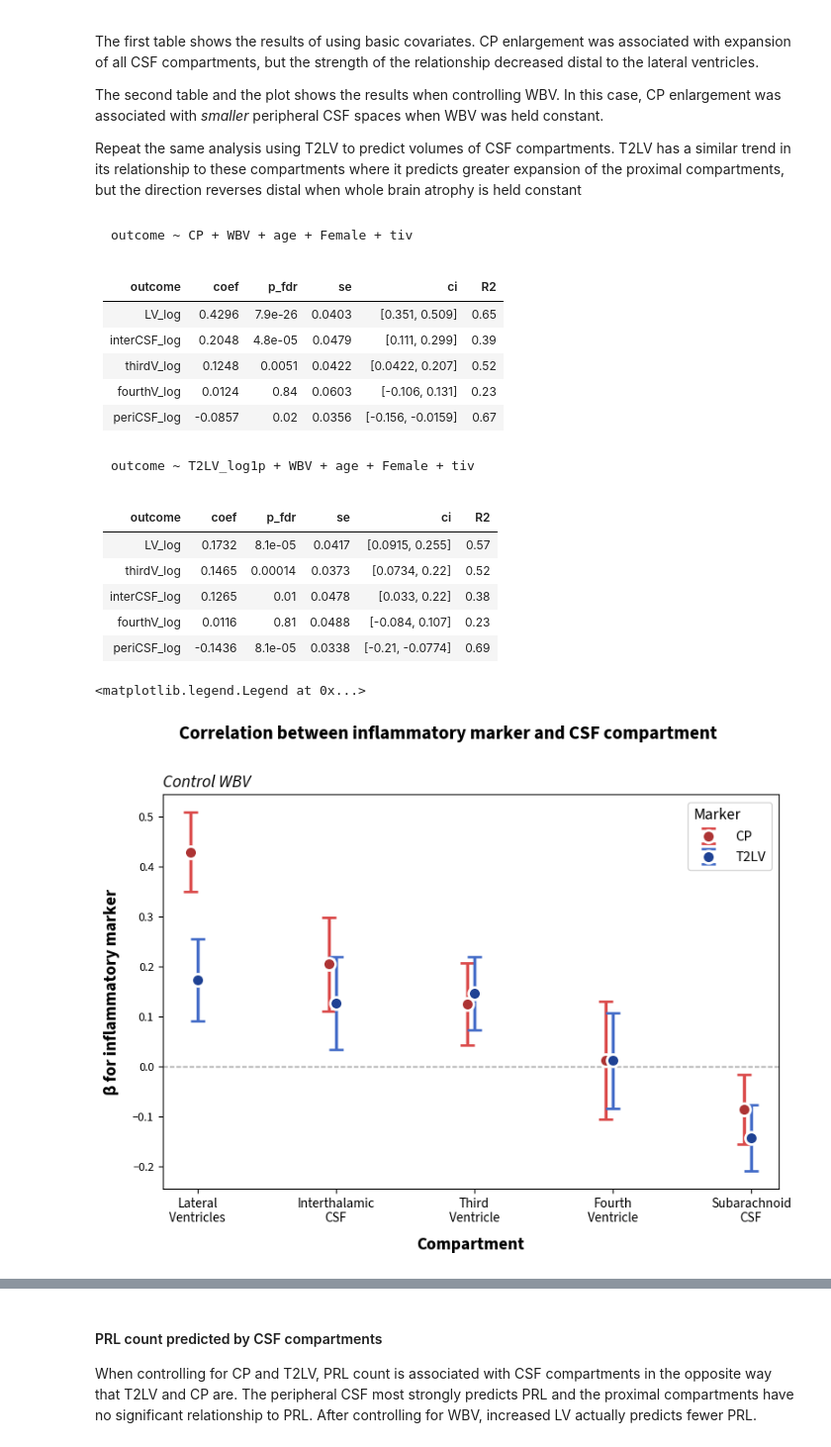
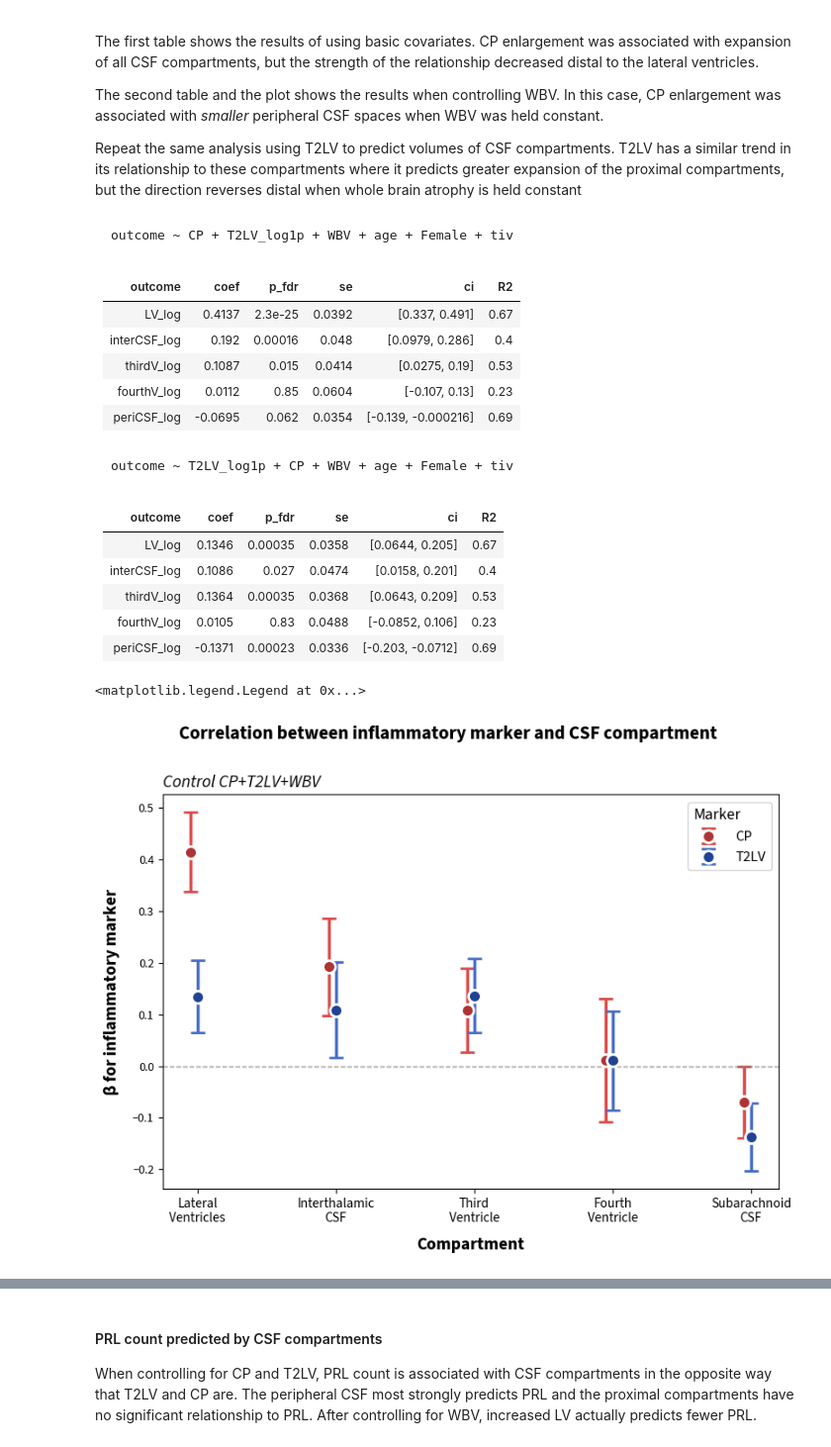
Before and after one commit to srs328/ms_mri, a Jupyter notebook: analysis/thalamus/results/3-CP_CSF_analysis.ipynb, the cells around one changed output, grey strips where cells are left out. Shown at 99% size. Cells and saved outputs as stored; diff of their text form; code cells hidden in the pictures.

````diff
--- a/analysis/thalamus/results/3-CP_CSF_analysis.ipynb
+++ b/analysis/thalamus/results/3-CP_CSF_analysis.ipynb
@@ -498,6 +479,40 @@ def plot_csf_compartment_results(
             fig_path / save_name, dpi=300, bbox_inches="tight", transparent=False
         )
     return fig, ax
+# %%
+outcomes = ["LV_log", "interCSF_log", "thirdV_log", "fourthV_log", "periCSF_log"]
+which_lesion_vol = "periV_T2LV_log1p"
+predictors = [
+    "CP",
+    "T2LV_log1p",
+    "periV_T2LV_log1p",
+    "juxcort_T2LV_log1p",
+    "subcort_T2LV_log1p",
+    "infraT_T2LV_log1p",
+    "WTV",
+    "WBV",
+    "PRL",
+]
+all_covariates = {
+    "basic": ["age", "Female", "tiv"],
+    "WBV": ["WBV", "age", "Female", "tiv"],
+    "CP": ["CP", "age", "Female", "tiv"],
+    "CP+WBV": ["CP", "WBV", "age", "Female", "tiv"],
+    "CP+T2LV+WBV": ["CP", "T2LV_log1p", "WBV", "age", "Female", "tiv"],
+    "CP+periV_T2LV+WBV": ["CP", "periV_T2LV_log1p", "WBV", "age", "Female", "tiv"],
+    "CP+juxcort_T2LV+WBV": ["CP", "juxcort_T2LV_log1p", "WBV", "age", "Female", "tiv"],
+    "CP+subcort_T2LV+WBV": ["CP", "subcort_T2LV_log1p", "WBV", "age", "Female", "tiv"],
+    "CP+infraT_T2LV+WBV": ["CP", "infraT_T2LV_log1p", "WBV", "age", "Female", "tiv"],
+}
+
+model_data = zscore(data[MS_patients], skip_vars=["PRL"])
+
+all_results = {}
+all_models = {}
+for control_name, covariates in all_covariates.items():
+    _, all_results[control_name], all_models[control_name] = regutils.run_regressions(
+        model_data, outcomes, predictors, covariates=covariates, to_check_vif=False
+    )
 # %% [markdown]
 ##### CP's association with CSF compartments
 
@@ -507,7 +522,8 @@ The second table and the plot shows the results when controlling WBV. In this ca
 
 Repeat the same analysis using T2LV to predict volumes of CSF compartments. T2LV has a similar trend in its relationship to these compartments where it predicts greater expansion of the proximal compartments, but the direction reverses distal when whole brain atrophy is held constant
 # %%
-control_name = "WBV"
+which_lesion_vol = "T2LV"
+control_name = f"CP+{which_lesion_vol}+WBV"
 covariates = all_covariates[control_name]
 
 predictor = "CP"
@@ -525,51 +541,50 @@ fig, ax = plot_csf_compartment_results(
     legend_label="CP"
 )
 
-control_name = "WBV"
-predictor = "T2LV_log1p"
+predictor = f"{which_lesion_vol}_log1p"
 result = all_results[control_name][predictor]
 display_csf_compartment_results(all_results, all_covariates, predictor, control_name)
 fig, ax = plot_csf_compartment_results(
     all_results,
     predictor,
-    "WBV",
+    control_name,
     jitter=0.05,
     point_color=colors["dark blue1"],
     ecolor=colors["darkish blue1"],
     line_color=colors["darkest blue1"],
     connect_points=False,
     legend_label="T2LV",
     fig=fig,
     ax=ax,
 )
 
 title = "Correlation between inflammatory marker and CSF compartment"
 sup_title_y = 1.01
 fig.suptitle(
         title, fontsize=15, fontweight="bold", y=sup_title_y
     )  # Adjust y position if needed
 ax.set_ylabel("β for inflammatory marker")
 ax.legend(title="Marker", alignment='left', fontsize=12, title_fontsize=13)
 # %% [output]
 ```R
-outcome ~ CP + WBV + age + Female + tiv
+outcome ~ CP + T2LV_log1p + WBV + age + Female + tiv
 ```
-| outcome      |    coef |   p_fdr |     se | ci                |   R2 |
-|:-------------|--------:|--------:|-------:|:------------------|-----:|
-| LV_log       |  0.4296 | 7.9e-26 | 0.0403 | [0.351, 0.509]    | 0.65 |
-| interCSF_log |  0.2048 | 4.8e-05 | 0.0479 | [0.111, 0.299]    | 0.39 |
-| thirdV_log   |  0.1248 | 0.0051  | 0.0422 | [0.0422, 0.207]   | 0.52 |
-| fourthV_log  |  0.0124 | 0.84    | 0.0603 | [-0.106, 0.131]   | 0.23 |
-| periCSF_log  | -0.0857 | 0.02    | 0.0356 | [-0.156, -0.0159] | 0.67 |
+| outcome      |    coef |   p_fdr |     se | ci                  |   R2 |
+|:-------------|--------:|--------:|-------:|:--------------------|-----:|
+| LV_log       |  0.4137 | 2.3e-25 | 0.0392 | [0.337, 0.491]      | 0.67 |
+| interCSF_log |  0.192  | 0.00016 | 0.048  | [0.0979, 0.286]     | 0.4  |
+| thirdV_log   |  0.1087 | 0.015   | 0.0414 | [0.0275, 0.19]      | 0.53 |
+| fourthV_log  |  0.0112 | 0.85    | 0.0604 | [-0.107, 0.13]      | 0.23 |
+| periCSF_log  | -0.0695 | 0.062   | 0.0354 | [-0.139, -0.000216] | 0.69 |
 ```R
-outcome ~ T2LV_log1p + WBV + age + Female + tiv
+outcome ~ T2LV_log1p + CP + WBV + age + Female + tiv
 ```
-| outcome      |    coef |   p_fdr |     se | ci               |   R2 |
-|:-------------|--------:|--------:|-------:|:-----------------|-----:|
-| LV_log       |  0.1732 | 8.1e-05 | 0.0417 | [0.0915, 0.255]  | 0.57 |
-| thirdV_log   |  0.1465 | 0.00014 | 0.0373 | [0.0734, 0.22]   | 0.52 |
-| interCSF_log |  0.1265 | 0.01    | 0.0478 | [0.033, 0.22]    | 0.38 |
-| fourthV_log  |  0.0116 | 0.81    | 0.0488 | [-0.084, 0.107]  | 0.23 |
-| periCSF_log  | -0.1436 | 8.1e-05 | 0.0338 | [-0.21, -0.0774] | 0.69 |
+| outcome      |    coef |   p_fdr |     se | ci                |   R2 |
+|:-------------|--------:|--------:|-------:|:------------------|-----:|
+| LV_log       |  0.1346 | 0.00035 | 0.0358 | [0.0644, 0.205]   | 0.67 |
+| interCSF_log |  0.1086 | 0.027   | 0.0474 | [0.0158, 0.201]   | 0.4  |
+| thirdV_log   |  0.1364 | 0.00035 | 0.0368 | [0.0643, 0.209]   | 0.53 |
+| fourthV_log  |  0.0105 | 0.83    | 0.0488 | [-0.0852, 0.106]  | 0.23 |
+| periCSF_log  | -0.1371 | 0.00023 | 0.0336 | [-0.203, -0.0712] | 0.69 |
 <matplotlib.legend.Legend at 0x...>
-[figure, old version]
+[figure, new version]
````
Also changed, not shown: parts of 6 cells of this notebook, 13 other files.
